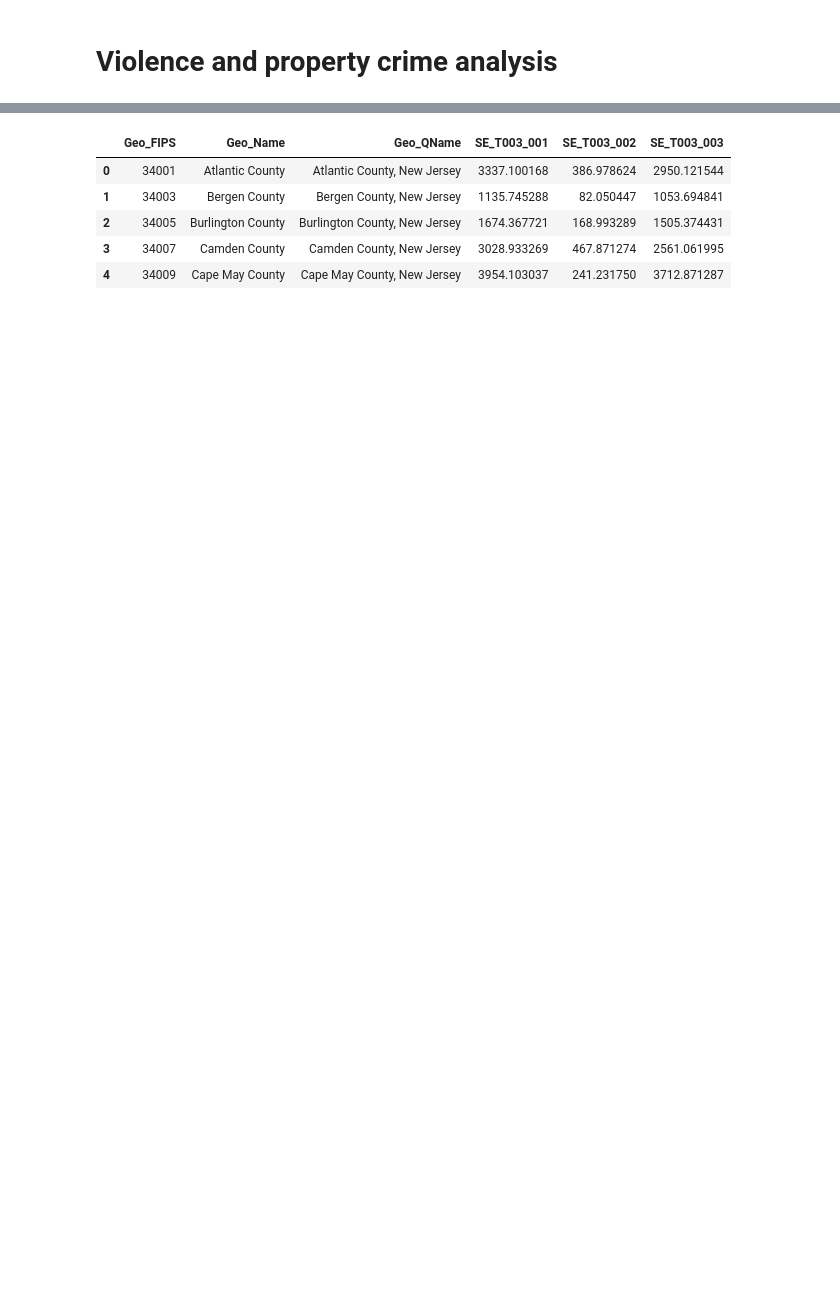
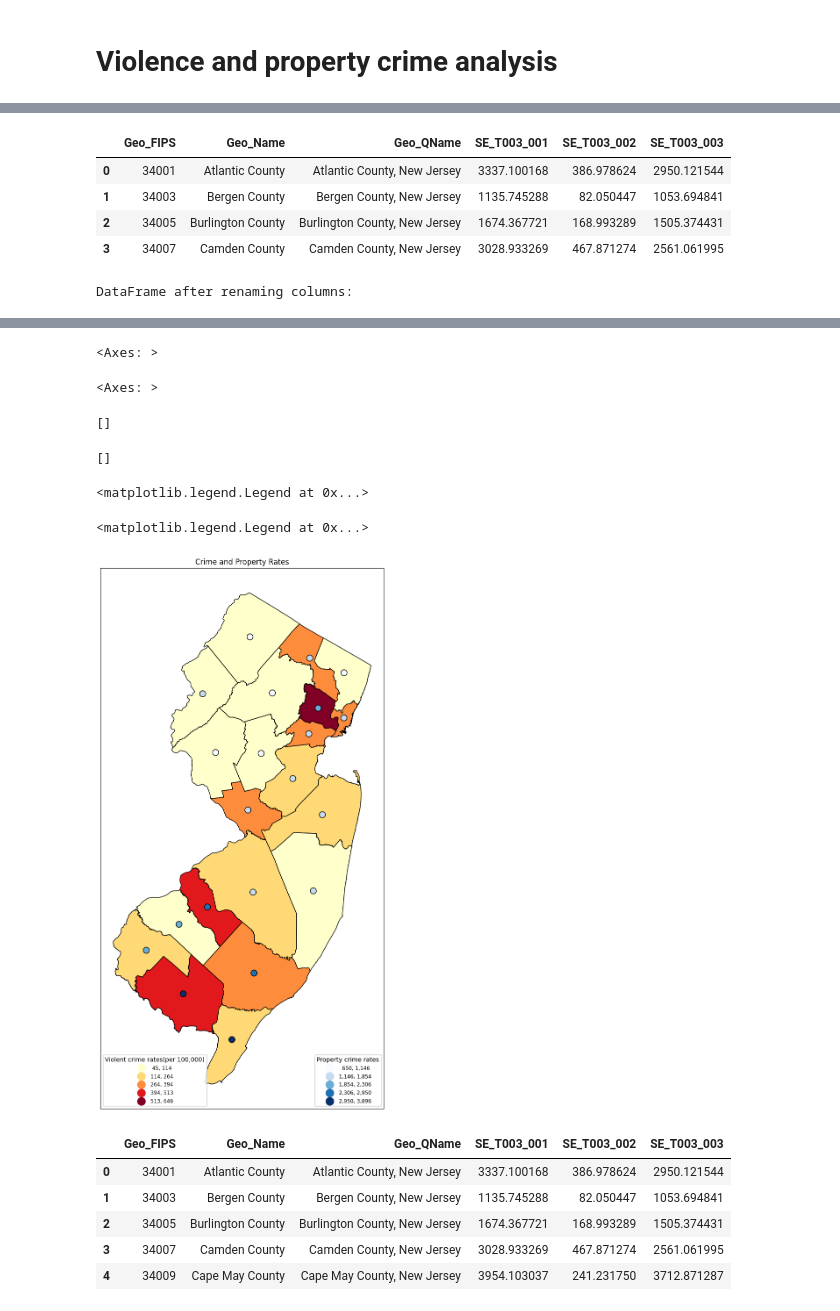
Before and after one commit to beryl09/beryl09, a Jupyter notebook: Copy_of_PS4.ipynb, the cells around one changed output, grey strips where cells are left out. Drawn from its saved outputs; the diff is of its cells as text; code cells hidden in the pictures; blank space fills up the shorter version.

```diff
--- a/Copy_of_PS4.ipynb
+++ b/Copy_of_PS4.ipynb
@@ -1016,0 +854,69 @@ dataset=pd.read_csv("https://github.com/beryl09/beryl09/raw/main/violent%20and%2
+# %%
+import pandas as pd
+
+# Replace the GitHub CSV file URL with your own URL
+github_csv_url = 'https://github.com/beryl09/beryl09/raw/main/crime%20and%20property%20dataset_SL050.csv'
+
+# Read the CSV file into a DataFrame
+dataset = pd.read_csv(github_csv_url)
+
+# Display the first few rows of the DataFrame
+dataset.head(4)
+new_column_names = {'Geo_Name': 'County',
+                    'SE_T003_001': 'Total crime and violent rates(per 100,000 popul)',
+                    'SE_T003_002':'Violent crime rates(per 100,000)',
+                    'SE_T003_003':'Property crime rates(per 100,000 popul)'
+                    }
+
+# Use the rename method to rename the columns
+dataset.rename(columns=new_column_names, inplace=True)
+
+# Display the DataFrame after renaming columns
+print("\nDataFrame after renaming columns:")
+dataset.head(4)
+
+dataset['County'] = dataset['County'].str.replace(' County', '') # code to remove element i.e county from each cell of the column County
+dataset['County']= dataset['County'].str.upper() # code or the command for
+dataset.head(4)
+
+njC = pd.merge(
+    left = njC,
+    right = dataset,
+    left_on ='COUNTY',
+    right_on='County',
+    how='outer',
+    suffixes=('', 'dataset'),
+)
+
+newmap = njC.copy()
+
+newmap["geometry"] = newmap["geometry"].centroid
+
+fig, ax = plt.subplots(1, figsize=(12,16))
+njC.plot(ax=ax,column='Violent crime rates(per 100,000)',legend=True,cmap='YlOrRd',scheme='natural_breaks',k=5,
+         edgecolor='black',linewidth=1,legend_kwds= {"fmt": "{:,.0f}",
+        'loc':'lower left','title_fontsize':'medium','fontsize':'small','markerscale':1.4})
+
+l1 = ax.get_legend()
+l1.set_title('''Violent crime rates(per 100,000)''')
+
+newmap.plot(ax=ax,column='Property crime rates(per 100,000 popul)',legend=True,cmap='Blues',scheme='natural_breaks',k=5,      #centroids are in newmap
+         edgecolor='black',linewidth=1,legend_kwds= {"fmt": "{:,.0f}",
+        'loc':'lower right','title_fontsize':'medium','fontsize':'small','markerscale':1.4},
+         markersize = 100) #
+
+ax.title.set_text("Crime and Property Rates")
+ax.set_xticks([]); ax.set_yticks([])
+
+l2 = ax.get_legend()
+l2.set_title('''Property crime rates''')
+
+ax.add_artist(l2)
+ax.add_artist(l1)
+# %% [output]
+|  | Geo_FIPS | Geo_Name | Geo_QName | SE_T003_001 | SE_T003_002 | SE_T003_003 |
+| 0 | 34001 | Atlantic County | Atlantic County, New Jersey | 3337.100168 | 386.978624 | 2950.121544 |
+| 1 | 34003 | Bergen County | Bergen County, New Jersey | 1135.745288 | 82.050447 | 1053.694841 |
+| 2 | 34005 | Burlington County | Burlington County, New Jersey | 1674.367721 | 168.993289 | 1505.374431 |
+| 3 | 34007 | Camden County | Camden County, New Jersey | 3028.933269 | 467.871274 | 2561.061995 |
+DataFrame after renaming columns:
@@ -1017,3 +933,10 @@ dataset=pd.read_csv("https://github.com/beryl09/beryl09/raw/main/violent%20and%2
+<Axes: >
+<Axes: >
+[]
+[]
+<matplotlib.legend.Legend at 0x...>
+<matplotlib.legend.Legend at 0x...>
+[figure, added]
 # %%
 import seaborn as sns
 # %%
```
Also changed, not shown: parts of 38 cells of this notebook.
